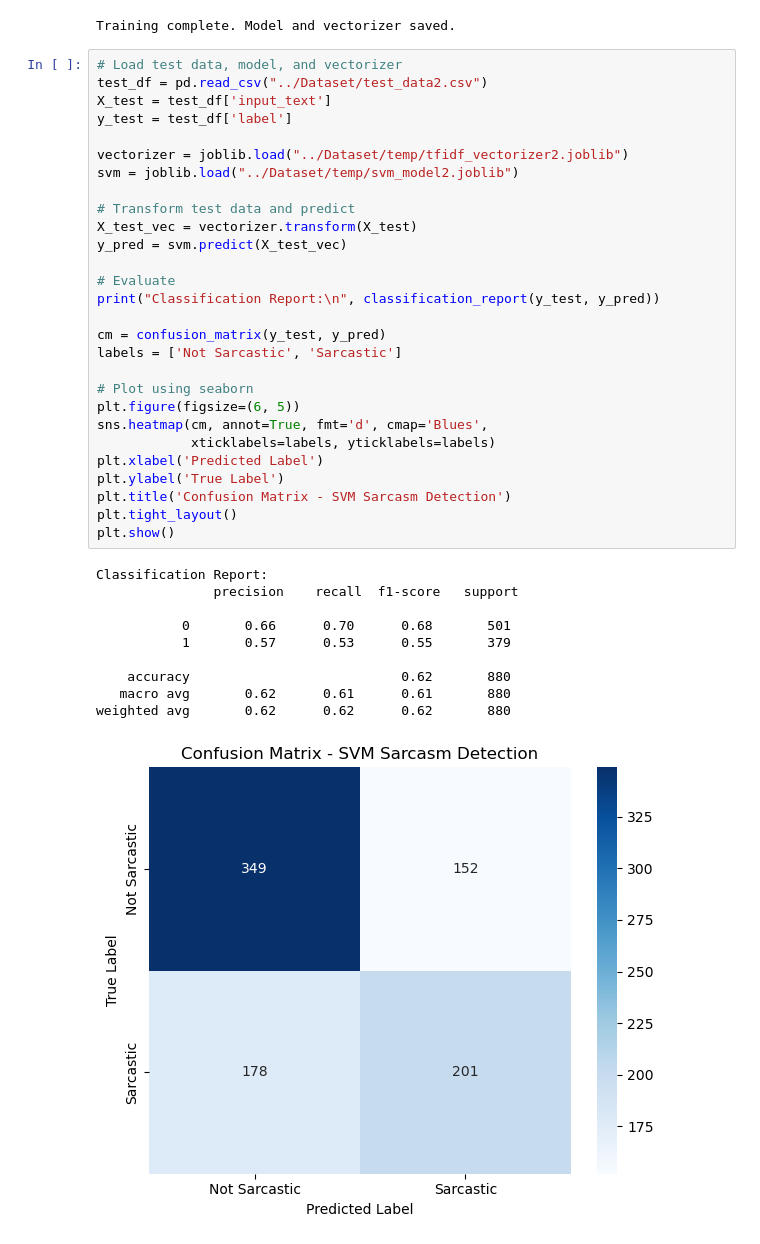
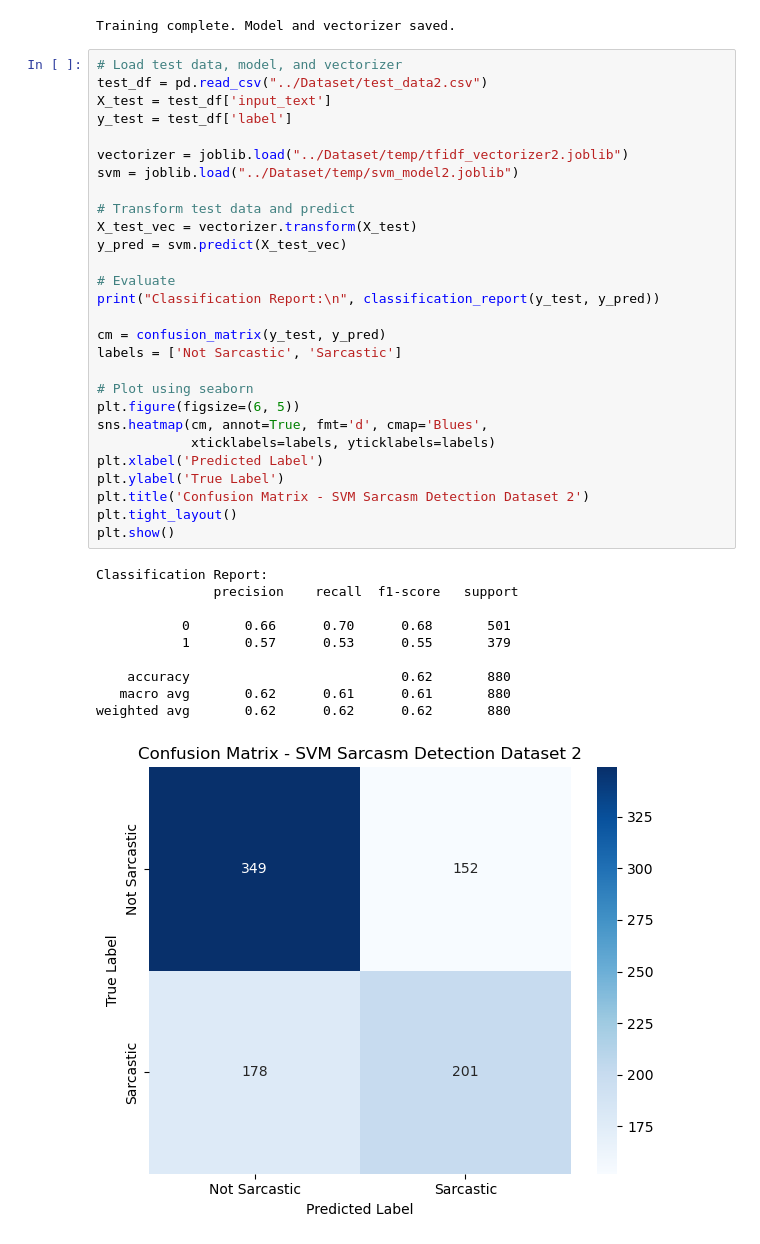
Before and after one commit to minhtripham9/sarcasm-detection, a Jupyter notebook: Code/SVM-LSTM-DS2.ipynb, the cells around one changed output. Drawn from its saved outputs; the diff is of its cells as text.

```diff
--- a/Code/SVM-LSTM-DS2.ipynb
+++ b/Code/SVM-LSTM-DS2.ipynb
@@ -89,32 +132,32 @@ vectorizer = joblib.load("../Dataset/temp/tfidf_vectorizer2.joblib")
 svm = joblib.load("../Dataset/temp/svm_model2.joblib")
 
 # Transform test data and predict
 X_test_vec = vectorizer.transform(X_test)
 y_pred = svm.predict(X_test_vec)
 
 # Evaluate
 print("Classification Report:\n", classification_report(y_test, y_pred))
 
 cm = confusion_matrix(y_test, y_pred)
 labels = ['Not Sarcastic', 'Sarcastic']
 
 # Plot using seaborn
 plt.figure(figsize=(6, 5))
 sns.heatmap(cm, annot=True, fmt='d', cmap='Blues',
             xticklabels=labels, yticklabels=labels)
 plt.xlabel('Predicted Label')
 plt.ylabel('True Label')
-plt.title('Confusion Matrix - SVM Sarcasm Detection')
+plt.title('Confusion Matrix - SVM Sarcasm Detection Dataset 2')
 plt.tight_layout()
 plt.show()
 # %% [output]
 Classification Report:
                precision    recall  f1-score   support
 
            0       0.66      0.70      0.68       501
            1       0.57      0.53      0.55       379
 
     accuracy                           0.62       880
    macro avg       0.62      0.61      0.61       880
 weighted avg       0.62      0.62      0.62       880
-[figure, old version]
+[figure, new version]
```
Also changed, not shown: parts of 11 cells of this notebook, 1 other file.
